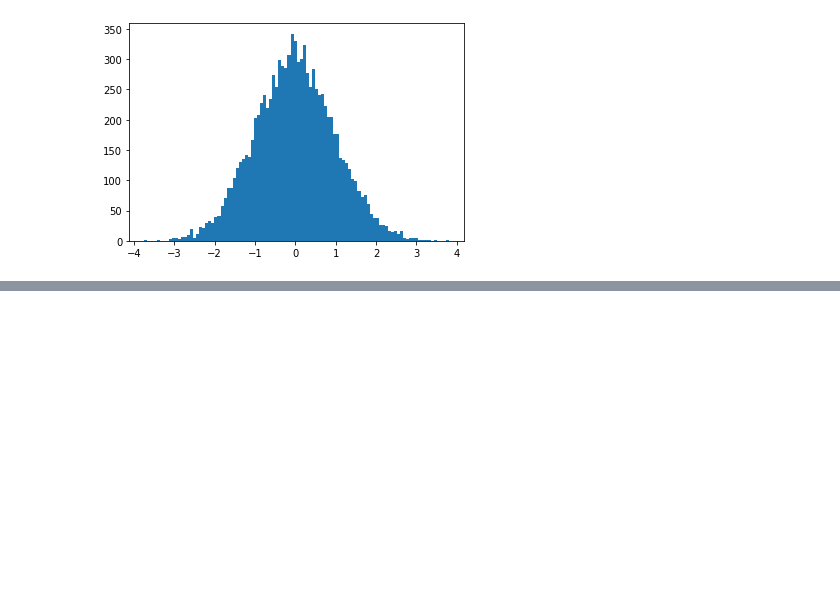
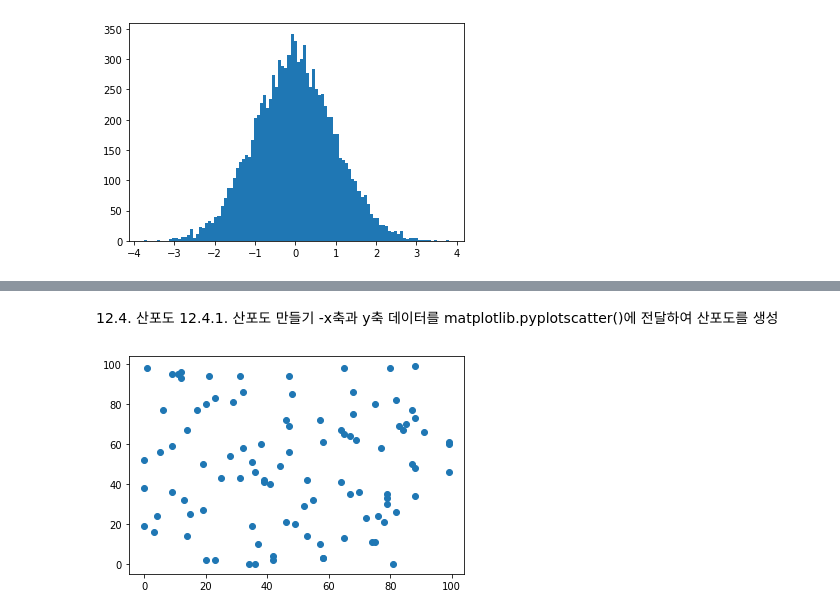
Before and after one commit to redrabbit329/colab_pypydl, a Jupyter notebook: Ch12_1.ipynb, the cells around one changed output, grey strips where cells are left out. Cells and saved outputs as stored; diff of their text form; code cells hidden in the pictures; blank space fills up the shorter version.

```diff
--- a/Ch12_1.ipynb
+++ b/Ch12_1.ipynb
@@ -173,0 +197,19 @@ AttributeError: ignored
+# %% [markdown]
+12.4. 산포도
+12.4.1. 산포도 만들기
+   -x축과 y축 데이터를 matplotlib.pyplotscatter()에 전달하여 산포도를 생성
+# %%
+# 12-19
+import numpy as np
+import matplotlib.pyplot as plt
+
+%matplotlib inline
+
+np.random.seed(0)
+x = np.random.choice(np.arange(100),100)
+y = np.random.choice(np.arange(100),100)
+
+plt.scatter(x,y)
+plt.show()
+# %% [output]
+[figure, added]
```
Also changed, not shown: parts of 28 cells of this notebook.
